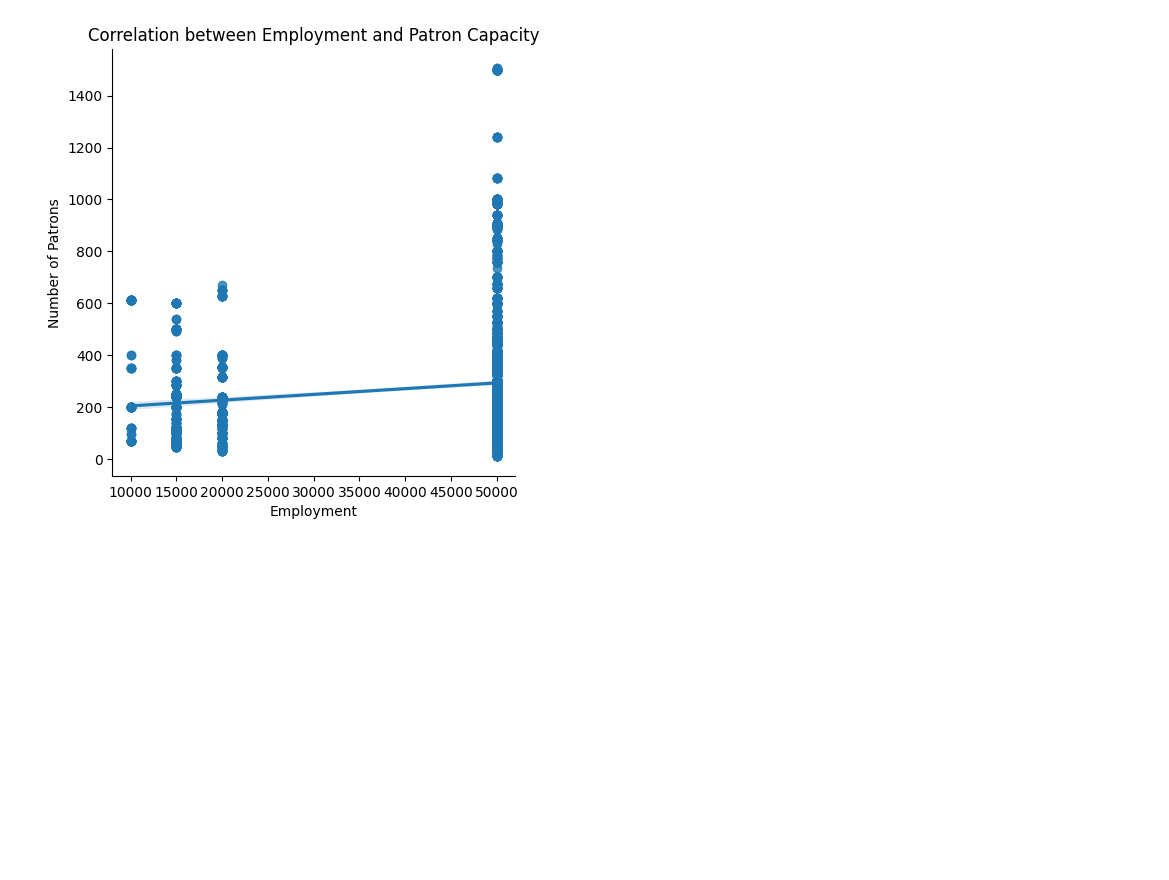
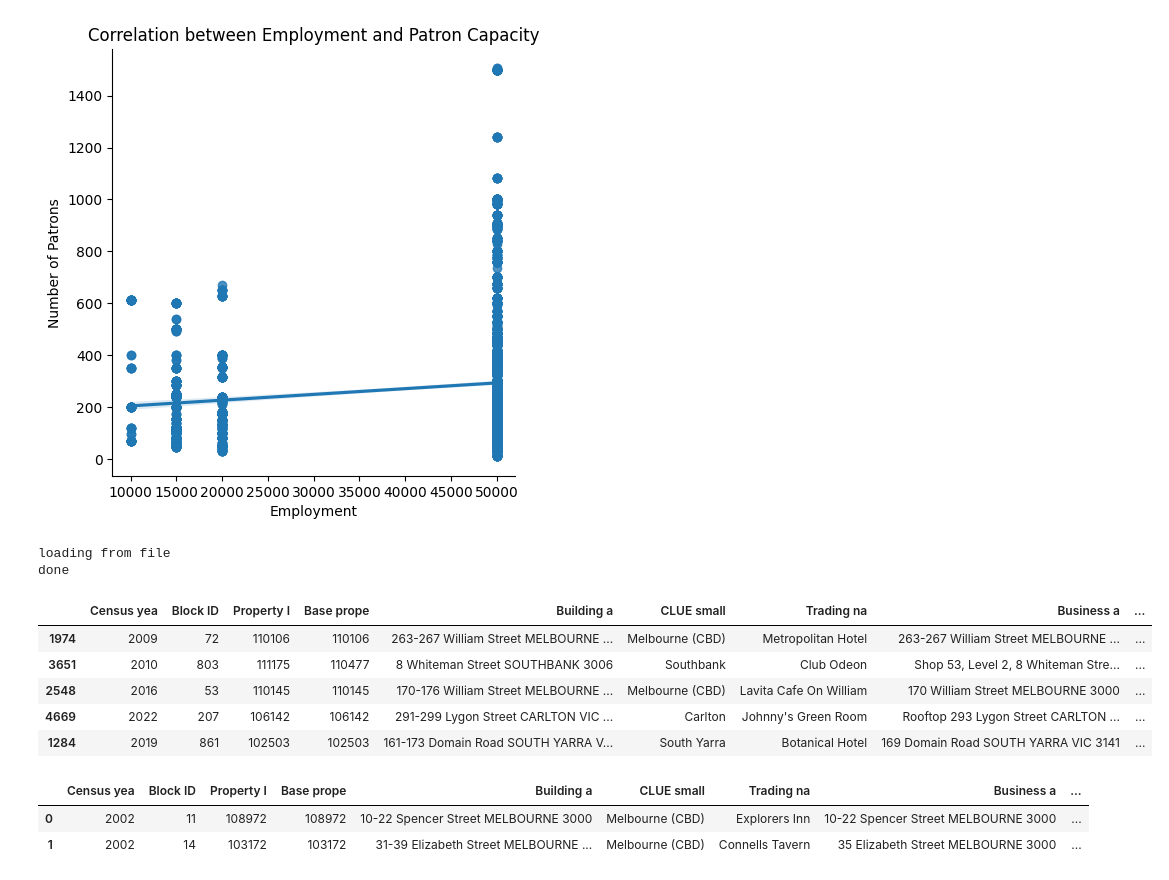
Before and after one commit to 79Stellaa/star_data, a Jupyter notebook: my data final.ipynb, the cells around one changed output. Saved outputs shown, nothing was run; the diff lists cells and outputs as text; code cells hidden in the pictures; blank space fills up the shorter version.

```diff
--- a/my data final.ipynb
+++ b/my data final.ipynb
@@ -152,0 +166,40 @@ Number of patrons    0.114647           1.000000
+# %%
+if os.path.isfile(shp_file_name):
+    print("loading from file")
+else:
+    if os.path.isfile(zip_file_name):
+        print("unzipping")
+        unzip_zipfile(zip_file_name)
+    else:
+        import requests
+        print("loading from the internet")
+        page = requests.get(web_file_path)
+        with open(zip_file_name, 'wb') as z:
+            z.write(page.content)
+        unzip_zipfile(zip_file_name)
+
+print("done")
+# %% [output]
+loading from file
+done
+# %%
+burbs = gpd.GeoDataFrame.from_file(shp_file_name)
+burbs.set_crs(epsg=5234, inplace=True, allow_override=True)
+# https://epsg.io/8021
+# GDA2020 is the latest and least wrong coord set for Sydney
+burbs.sample(5)
+# %% [output]
+|  | Census yea | Block ID | Property I | Base prope | Building a | CLUE small | Trading na | Business a | ... |
+| 1974 | 2009 | 72 | 110106 | 110106 | 263-267 William Street MELBOURNE ... | Melbourne (CBD) | Metropolitan Hotel | 263-267 William Street MELBOURNE ... | ... |
+| 3651 | 2010 | 803 | 111175 | 110477 | 8 Whiteman Street SOUTHBANK 3006 | Southbank | Club Odeon | Shop 53, Level 2, 8 Whiteman Stre... | ... |
+| 2548 | 2016 | 53 | 110145 | 110145 | 170-176 William Street MELBOURNE ... | Melbourne (CBD) | Lavita Cafe On William | 170 William Street MELBOURNE 3000 | ... |
+| 4669 | 2022 | 207 | 106142 | 106142 | 291-299 Lygon Street CARLTON VIC ... | Carlton | Johnny's Green Room | Rooftop 293 Lygon Street CARLTON ... | ... |
+| 1284 | 2019 | 861 | 102503 | 102503 | 161-173 Domain Road SOUTH YARRA V... | South Yarra | Botanical Hotel | 169 Domain Road SOUTH YARRA VIC 3141 | ... |
+# %%
+cols_to_drop = ["VIC_LOCA_1", "VIC_LOCA_3", "VIC_LOCA_4","VIC_LOCA_5","VIC_LOCA_7", "DT_RETIRE"]
+burbs.drop(cols_to_drop, axis=1, inplace=True, errors="ignore")
+burbs.head(2)
+# %% [output]
+|  | Census yea | Block ID | Property I | Base prope | Building a | CLUE small | Trading na | Business a | ... |
+| 0 | 2002 | 11 | 108972 | 108972 | 10-22 Spencer Street MELBOURNE 3000 | Melbourne (CBD) | Explorers Inn | 10-22 Spencer Street MELBOURNE 3000 | ... |
+| 1 | 2002 | 14 | 103172 | 103172 | 31-39 Elizabeth Street MELBOURNE ... | Melbourne (CBD) | Connells Tavern | 35 Elizabeth Street MELBOURNE 3000 | ... |
```
Also changed, not shown: parts of 5 cells of this notebook, 3 other files.
